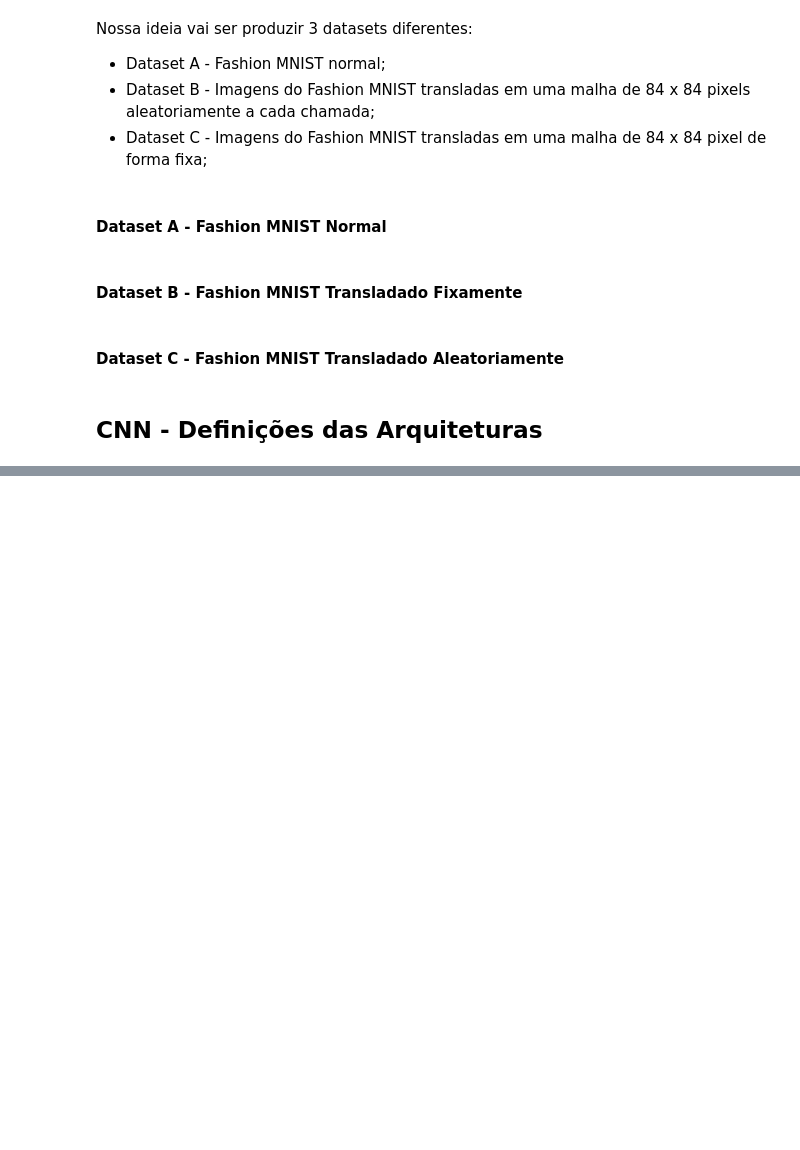
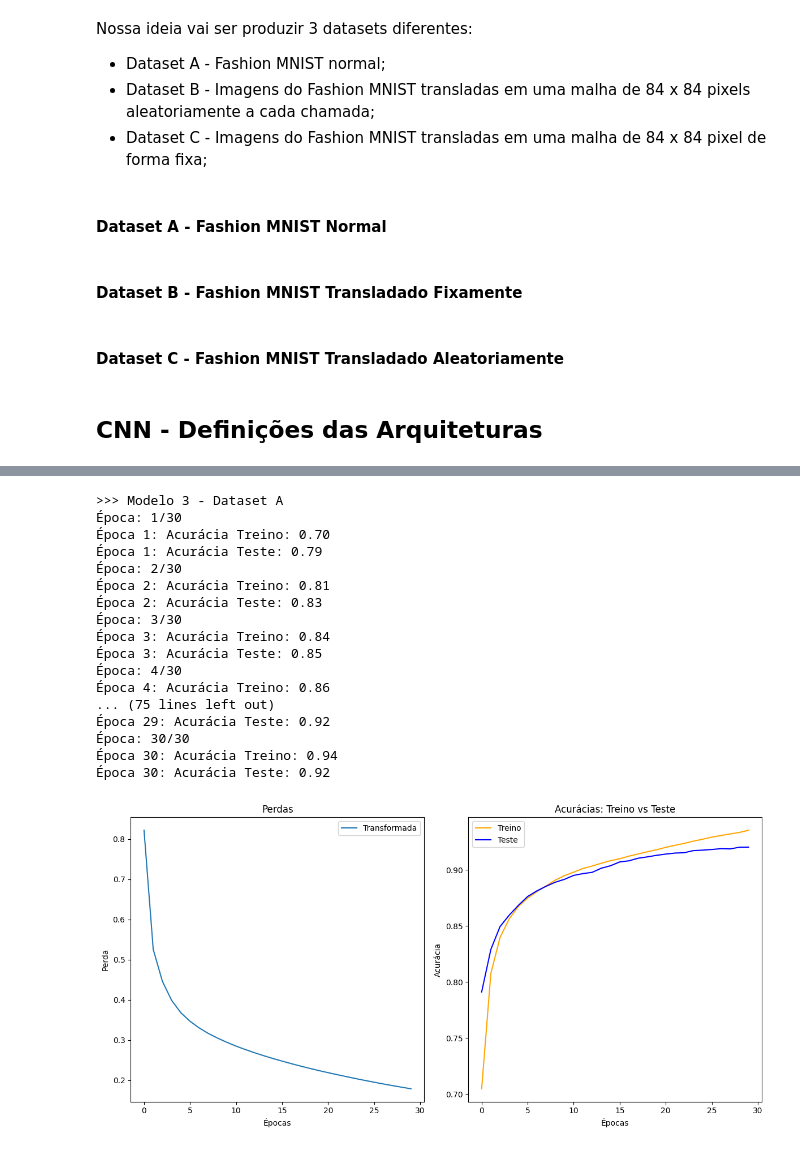
Before and after one commit to Od4ir/ML-Convolutional_Neural_Network, a Jupyter notebook: CNN.ipynb, the cells around one changed output, grey strips where cells are left out. Drawn from its saved outputs; the diff is of its cells as text; code cells hidden in the pictures; blank space fills up the shorter version.

```diff
--- a/CNN.ipynb
+++ b/CNN.ipynb
@@ -348,0 +364,27 @@ EPOCA 10/10
+# %%
+modelo_3_a = CNN_Model_3(28, 10).to('cuda')
+otimizador = torch.optim.Adam(modelo_3_a.parameters(), lr=0.0001)
+perda = nn.CrossEntropyLoss()
+# %%
+print('>>> Modelo 3 - Dataset A')
+lista_perdas_3_A, acuracias_teste_3_A, acuracias_treino_3_A = treino(modelo_3_a, otimizador, perda, treino_loader_A, teste_loader_A, num_epocas=30)
+plot_side_by_side(lista_perdas_3_A, acuracias_treino_3_A, acuracias_teste_3_A)
+# %% [output]
+>>> Modelo 3 - Dataset A
+Época: 1/30
+Época 1: Acurácia Treino: 0.70
+Época 1: Acurácia Teste: 0.79
+Época: 2/30
+Época 2: Acurácia Treino: 0.81
+Época 2: Acurácia Teste: 0.83
+Época: 3/30
+Época 3: Acurácia Treino: 0.84
+Época 3: Acurácia Teste: 0.85
+Época: 4/30
+Época 4: Acurácia Treino: 0.86
+... (75 lines left out)
+Época 29: Acurácia Teste: 0.92
+Época: 30/30
+Época 30: Acurácia Treino: 0.94
+Época 30: Acurácia Teste: 0.92
+[figure, added]
```
Also changed, not shown: parts of 59 cells of this notebook, 1 other file.
